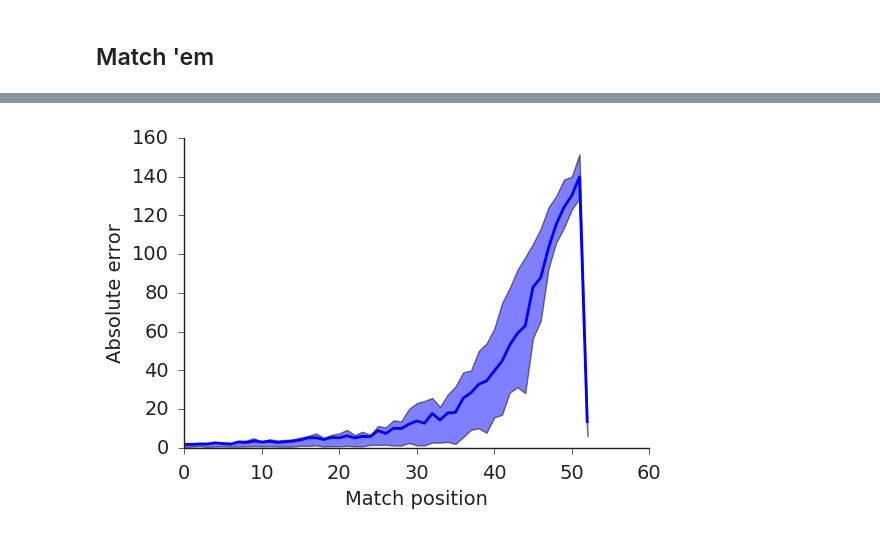
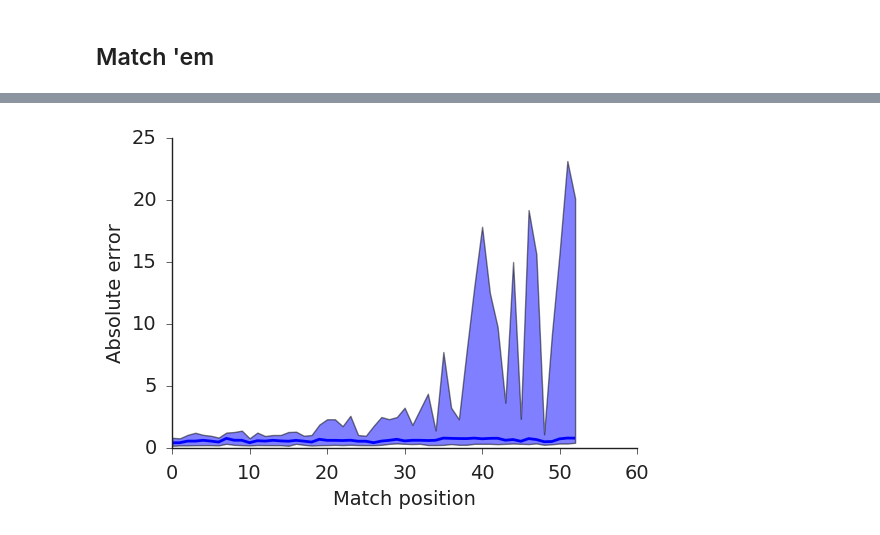
Before and after one commit to dimecon/faculty_hiring, a Jupyter notebook: notebooks-productivity/Matched Pairs - Public or Private Status.ipynb, the cells around one changed output, grey strips where cells are left out. Saved outputs shown, nothing was run; the diff lists cells and outputs as text; code cells hidden in the pictures.

```diff
--- a/notebooks-productivity/Matched Pairs - Public or Private Status.ipynb
+++ b/notebooks-productivity/Matched Pairs - Public or Private Status.ipynb
@@ -145,14 +66,0 @@ def get_matched_pairs(P, skip=0.0):
-# %%
-pairs,_ = get_matched_pairs(profiles, skip=0.9)
-for p1, p2 in pairs:
-    if p1 % len(private) == p1:
-        name1 = private[p1]
-        name2 = public[(p2 % len(private))]
-    else:
-        name1 = public[(p1 % len(private))]
-        name2 = private[p2]
-
-    print '%s (%s)\t<-->\t%s (%s)' % (name1,
-                                    "Private" if profiles[p1, 1] else "Public",
-                                    name2,
-                                    "Private" if profiles[p2, 1] else "Public")
@@ -165,0 +104,5 @@ Northwestern University (Private)       <-->    Clemson University (Public)
+# %%
+pairs, scores = get_matched_pairs(public, private, skip=0.9)
+for i, (p1, p2) in enumerate(pairs):
+    print '%s (%s)\t<-->\t%s (%s)\tScore: %f' % (p1, "Private", p2, "Public", scores[i])
+print "Total number of matches made: %d" % (len(pairs))
@@ -168,19 +119,18 @@ total_trials = 0
 num_positive = 0
 advantages = []
 
-for time in xrange(5000):
-    # Shuffle the public schools selected, so we aren't systematically undersampling some public schools.
-    np.random.shuffle(public)
-    profiles = return_profiles(pubs_by_inst, public, private)
+for time in xrange(100):
+    # Shuffle the private schools so we aren't always making the same matches
+    np.random.shuffle(private)
 
-    pairs,_ = get_matched_pairs(profiles, skip=0.0)
+    pairs,_ = get_matched_pairs(public, private, skip=0.9)
     for p1, p2 in pairs:
         # Who published more? Was this a private university?
-        private_university = np.argmax([profiles[p1,1], profiles[p2,1]])
-        published_more = np.argmax([profiles[p1,0], profiles[p2,0]])
+        private_university = np.argmax([pubs_by_inst[p1]["rank"], pubs_by_inst[p2]["rank"]])
+        published_more = np.argmax([pubs_by_inst[p1]["total_pubs_by_author"], pubs_by_inst[p2]["total_pubs_by_author"]])
         if private_university == published_more:
             num_positive += 1
-            advantages.append(np.abs(profiles[p1,0] - profiles[p2,0]))
+            advantages.append(np.abs(pubs_by_inst[p1]["total_pubs_by_author"] - pubs_by_inst[p2]["total_pubs_by_author"]))
         total_trials += 1
 
 print sp.stats.binom_test(num_positive, total_trials, .5, alternative='greater')
@@ -208,21 +156,22 @@ np.median(advantages)
 # %%
 T = 100
-num_matches = len(pairs)
-scores = np.zeros((T, num_matches), dtype=float)
+scores = np.zeros((T, len(private)), dtype=float)
 
 for t in xrange(T):
-    _,s = get_matched_pairs(profiles)
+    np.random.shuffle(private)
+    _, s = get_matched_pairs(public, private)
     scores[t, :] = np.array(s)
 
-fig, ax = plt.subplots(1,1,figsize=SINGLE_FIG_SIZE)
+fig, ax = plt.subplots(1, 1, figsize=SINGLE_FIG_SIZE)
 ylo = np.percentile(scores, 25, axis=0)
 yhi = np.percentile(scores, 75, axis=0)
+
 ax.fill_between(xrange(len(ylo)), ylo, yhi, alpha=0.5)
-ax.plot(np.mean(scores, axis=0), lw=LINE_WIDTH)
+ax.plot(np.median(scores, axis=0), lw=LINE_WIDTH)
 
 ax.set_xlabel('Match position')
 ax.set_ylabel('Absolute error')
 finalize(ax)
 plt.show()
 # %% [output]
-[figure, old version]
+[figure, new version]
```
Also changed, not shown: parts of 17 cells of this notebook, 3 other files.
